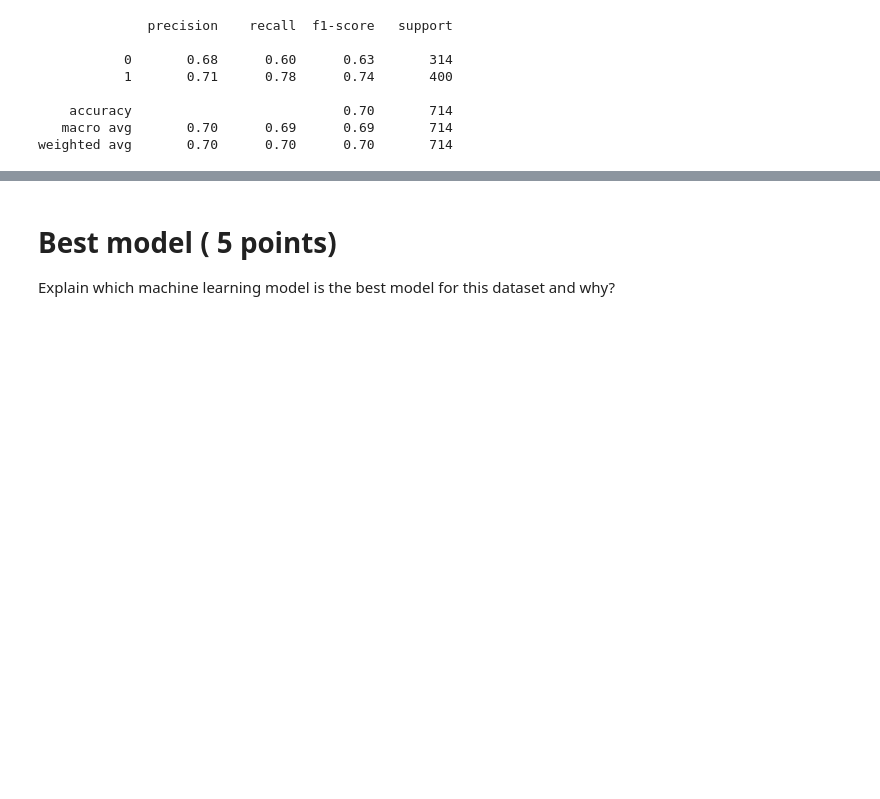
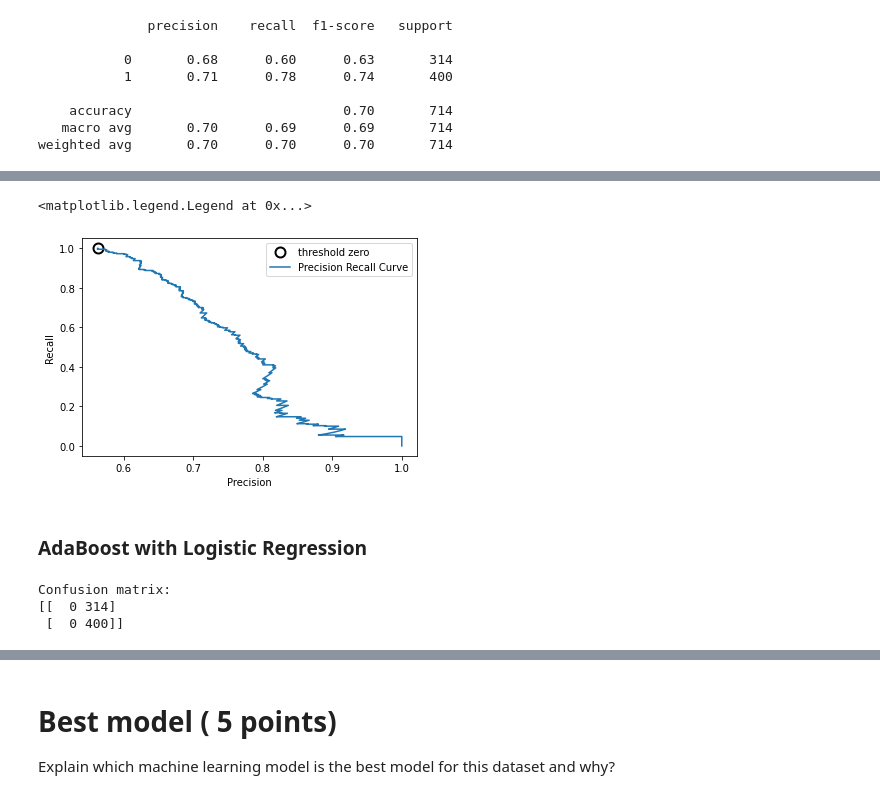
Before and after one commit to ddahiya16/Machine-Learning, a Jupyter notebook: Exam - Summer 2021.ipynb, the cells around one changed output, grey strips where cells are left out. Drawn from its saved outputs; the diff is of its cells as text; code cells hidden in the pictures; blank space fills up the shorter version.

```diff
--- a/Exam - Summer 2021.ipynb
+++ b/Exam - Summer 2021.ipynb
@@ -2137,0 +2329,4 @@ plt.legend(loc="best")
+# %%
+# predicting with best parameters
+clf_beg_gbdt = GradientBoostingClassifier(learning_rate=0.1, n_estimators=100, subsample=1.0, min_samples_split=3, min_samples_leaf=1, max_depth=10).fit(x_train, y_train)
+pred_beg_gbdt = clf_beg_gbdt.predict(x_test)
@@ -2137,0 +2351,22 @@ plt.legend(loc="best")
+# %%
+%matplotlib inline
+
+from sklearn.metrics import precision_recall_curve
+precision_beg_gbdt, recall_beg_gbdt, thresholds_beg_gbdt = precision_recall_curve(y_test, clf_beg_gbdt.predict_proba(x_test)[:, 1])
+
+# find threshold closest to zero
+close_zero = np.argmin(np.abs(thresholds_beg_gbdt))
+
+plt.plot(precision_beg_gbdt[close_zero], recall_beg_gbdt[close_zero], 'o', markersize=10,
+         label="threshold zero", fillstyle="none", c='k', mew=2)
+
+plt.plot(precision_beg_gbdt, recall_beg_gbdt, label="Precision Recall Curve")
+
+plt.xlabel("Precision")
+plt.ylabel("Recall")
+plt.legend(loc="best")
+# %% [output]
+<matplotlib.legend.Legend at 0x...>
+[figure, added]
+# %% [markdown]
+### AdaBoost with Logistic Regression
@@ -2137,0 +2377,7 @@ plt.legend(loc="best")
+# %%
+confusion_beg_ab = confusion_matrix(y_test, pred_beg_ab)
+print("Confusion matrix:\n{}".format(confusion_beg_ab))
+# %% [output]
+Confusion matrix:
+[[  0 314]
+ [  0 400]]
```
Also changed, not shown: parts of 31 cells of this notebook.
